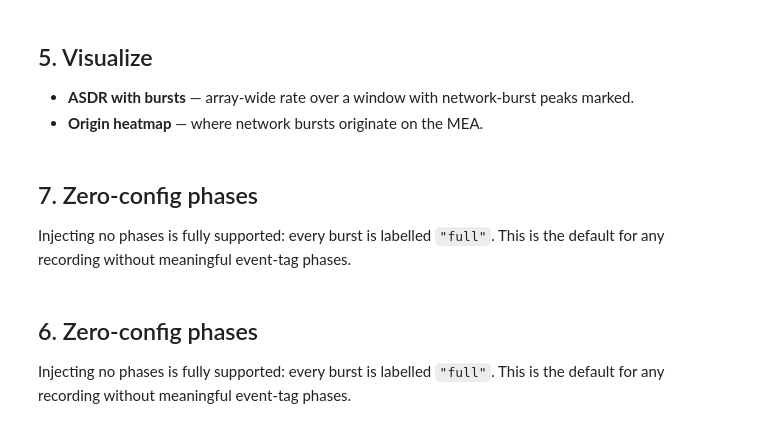
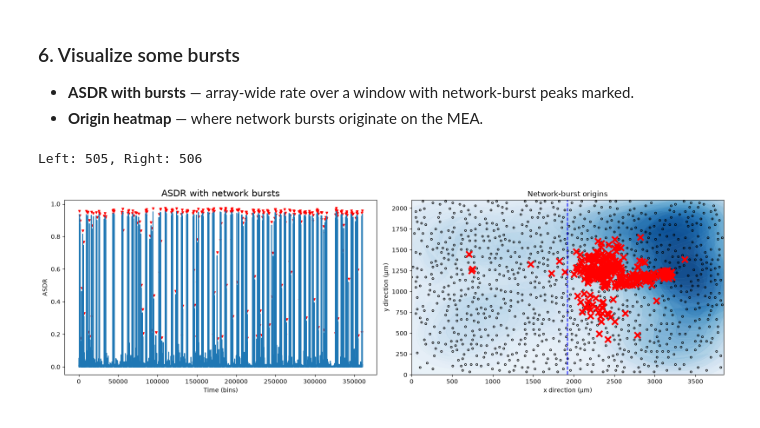
Before and after one commit to Project-HAL/MXtreme, a Jupyter notebook: examples/burst_detection.ipynb, the cells around one changed output. Cells and saved outputs as stored; diff of their text form; code cells hidden in the pictures.

Commit message:
tested bursting module and example notebook

```diff
--- a/examples/burst_detection.ipynb
+++ b/examples/burst_detection.ipynb
@@ -77,22 +101,20 @@ summary = []
 for npz in npz_paths:
     data = io.load_preprocessed(npz)
 
-    # Provisional recording to read event tags, then build phases and rebuild with them injected.
-    rec = Recording(0, data)
-    end_frame = int(rec.spike_data["frameno"].max())
-    phases = phases_from_event_tags(rec.event_df, PHASE_TAGS, end_frame=end_frame, end_tag=END_TAG)
-    rec = Recording(0, data, phases=phases)
+    # Recording resolves the phase tags against its own events -- no provisional Recording needed.
+    rec = Recording(0, data, phase_tags=PHASE_TAGS, end_tag=END_TAG)
 
-    bursts = BurstDetector(detect_params).detect(rec)
-    bursts.extract_features(rec, feature_params)
+    # Passing burst_data_dir= refreshes the per-experiment burst log automatically after each
+    # of detection and feature extraction (each stamps its own timestamp).
+    bursts = BurstDetector(detect_params).detect(rec, burst_data_dir=config.burst_data_dir)
+    bursts.extract_features(rec, feature_params, burst_data_dir=config.burst_data_dir)
 
     csv_path = io.save_burst_data(bursts, config.burst_data_dir, rec)
-    io.update_burst_log(config.burst_data_dir, rec, bursts)
 
     df = bursts.to_dataframe()
     summary.append({
         "recording": f"{rec.exp_id}/{rec.chip}/well{rec.well}/DIV{rec.DIV}",
-        "phases": ",".join(phases.names),
+        "phases": ",".join(rec.phases.names),
         "n_bursts": len(bursts),
         "n_network": int((df["kind"] == "network").sum()),
         "n_mini": int((df["kind"] == "mini").sum()),
@@ -108,0 +162,5 @@ injected label.
+# %%
+# For testing let's use a single npz
+
+npz_path = npz_paths[1]
+str(npz_path)
@@ -109,5 +169,5 @@ injected label.
 # %%
-one_csv = io._burst_csv_path(config.burst_data_dir, Recording(0, io.load_preprocessed(npz_paths[0])))
+one_csv = io._burst_csv_path(config.burst_data_dir, Recording(0, io.load_preprocessed(npz_path)))
 bd = io.load_burst_data(one_csv).to_dataframe()
 print(one_csv.name)
 print("kind counts:", bd["kind"].value_counts().to_dict())
@@ -117,22 +192,20 @@ bd[["id", "peak_frame", "peak_amp", "kind", "phase", "onset_frame", "offset_fram
 # %% [markdown]
-## 5. Visualize
+### 6. Visualize some bursts
 
 - **ASDR with bursts** — array-wide rate over a window with network-burst peaks marked.
 - **Origin heatmap** — where network bursts originate on the MEA.
 # %%
 import matplotlib.pyplot as plt
 from mxtreme import visualizations as viz
 
-rec = Recording(0, io.load_preprocessed(npz_paths[0]))
+rec = Recording(0, io.load_preprocessed(npz_path))
 burst_df = io.load_burst_data(io._burst_csv_path(config.burst_data_dir, rec)).to_dataframe()
 
 fig, (ax_asdr, ax_mea) = plt.subplots(1, 2, figsize=(16, 5))
-viz.plot_bursts_on_asdr(rec, burst_df, ax=ax_asdr, zoom=(0, 6000), title="ASDR with network bursts")
+viz.plot_bursts_on_asdr(rec, burst_df, ax=ax_asdr, title="ASDR with network bursts") # can pass zoom=(start, stop) as an optional parameter to zoom in on the ASDR plot
 viz.plot_origin_heatmap(rec, burst_df, ax=ax_mea, title="Network-burst origins")
 plt.tight_layout()
 plt.show()
+# %% [output]
+Left: 505, Right: 506
+[figure, added]
-# %% [markdown]
-## 7. Zero-config phases
-
-Injecting no phases is fully supported: every burst is labelled `"full"`. This is the default for any
-recording without meaningful event-tag phases.
@@ -154,5 +211,0 @@ row[["n_bursts", "n_ignored", "detection_completed_at", "features_computed_at"]]
-# %% [markdown]
-## 6. Zero-config phases
-
-Injecting no phases is fully supported: every burst is labelled `"full"`. This is the default for any
-recording without meaningful event-tag phases.
```
Also changed, not shown: parts of 16 cells of this notebook, 6 other files.
